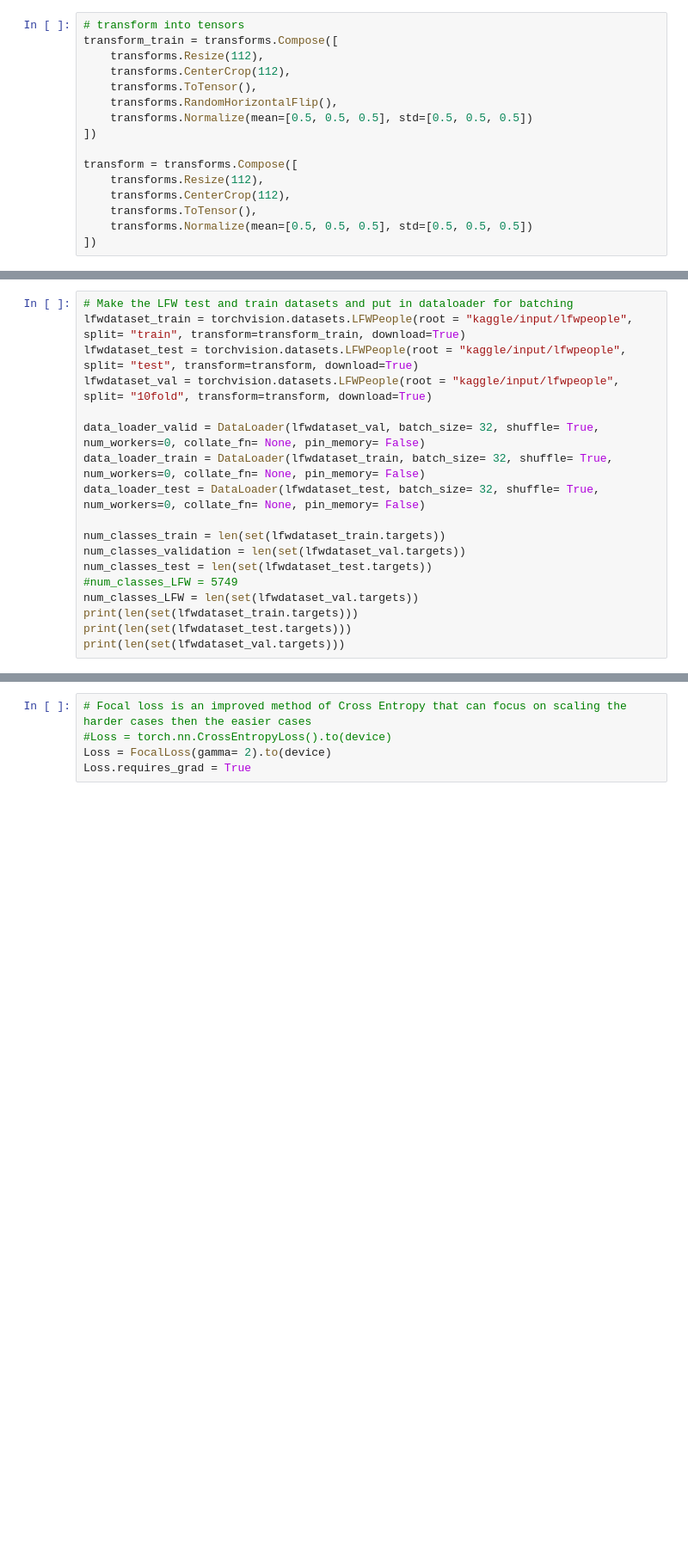
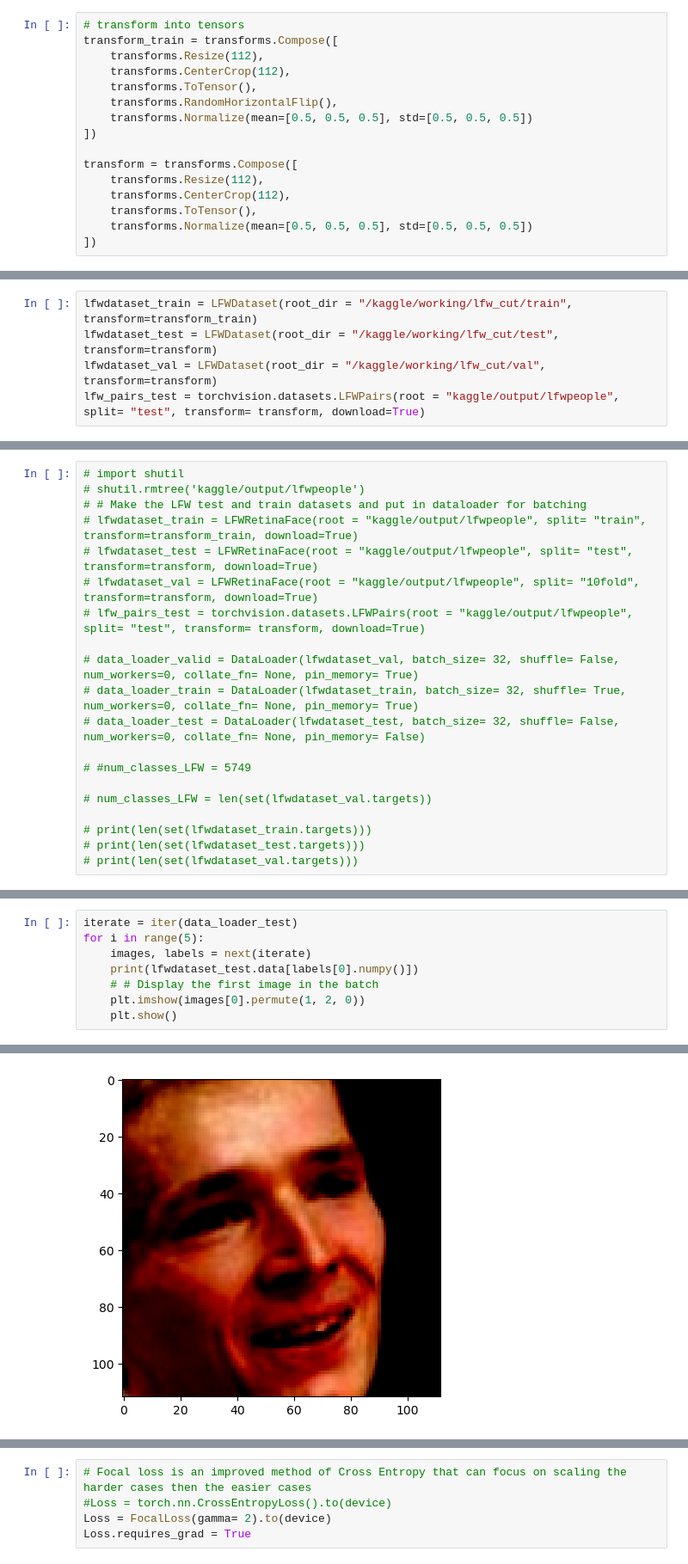
Before and after one commit to carteruh/ArcFace, a Jupyter notebook: arcface.ipynb, the cells around one changed output, grey strips where cells are left out. Shown: that part at 86% size. Saved outputs shown, nothing was run; the diff lists cells and outputs as text; blank space fills up the shorter version.

Commit message:
Kaggle Notebook | ArcFace | Version 24

```diff
--- a/arcface.ipynb
+++ b/arcface.ipynb
@@ -122,0 +253,5 @@ transform = transforms.Compose([
+# %%
+lfwdataset_train = LFWDataset(root_dir = "/kaggle/working/lfw_cut/train", transform=transform_train)
+lfwdataset_test = LFWDataset(root_dir = "/kaggle/working/lfw_cut/test", transform=transform)
+lfwdataset_val = LFWDataset(root_dir = "/kaggle/working/lfw_cut/val", transform=transform)
+lfw_pairs_test = torchvision.datasets.LFWPairs(root = "kaggle/output/lfwpeople", split= "test", transform= transform, download=True)
@@ -123,18 +289,20 @@ transform = transforms.Compose([
 # %%
-# Make the LFW test and train datasets and put in dataloader for batching
-lfwdataset_train = torchvision.datasets.LFWPeople(root = "kaggle/input/lfwpeople", split= "train", transform=transform_train, download=True)
-lfwdataset_test = torchvision.datasets.LFWPeople(root = "kaggle/input/lfwpeople", split= "test", transform=transform, download=True)
-lfwdataset_val = torchvision.datasets.LFWPeople(root = "kaggle/input/lfwpeople", split= "10fold", transform=transform, download=True)
+# import shutil
+# shutil.rmtree('kaggle/output/lfwpeople')
+# # Make the LFW test and train datasets and put in dataloader for batching
+# lfwdataset_train = LFWRetinaFace(root = "kaggle/output/lfwpeople", split= "train", transform=transform_train, download=True)
+# lfwdataset_test = LFWRetinaFace(root = "kaggle/output/lfwpeople", split= "test", transform=transform, download=True)
+# lfwdataset_val = LFWRetinaFace(root = "kaggle/output/lfwpeople", split= "10fold", transform=transform, download=True)
+# lfw_pairs_test = torchvision.datasets.LFWPairs(root = "kaggle/output/lfwpeople", split= "test", transform= transform, download=True)
 
-data_loader_valid = DataLoader(lfwdataset_val, batch_size= 32, shuffle= True, num_workers=0, collate_fn= None, pin_memory= False)
-data_loader_train = DataLoader(lfwdataset_train, batch_size= 32, shuffle= True, num_workers=0, collate_fn= None, pin_memory= False)
-data_loader_test = DataLoader(lfwdataset_test, batch_size= 32, shuffle= True, num_workers=0, collate_fn= None, pin_memory= False)
+# data_loader_valid = DataLoader(lfwdataset_val, batch_size= 32, shuffle= False, num_workers=0, collate_fn= None, pin_memory= True)
+# data_loader_train = DataLoader(lfwdataset_train, batch_size= 32, shuffle= True, num_workers=0, collate_fn= None, pin_memory= True)
+# data_loader_test = DataLoader(lfwdataset_test, batch_size= 32, shuffle= False, num_workers=0, collate_fn= None, pin_memory= False)
 
-num_classes_train = len(set(lfwdataset_train.targets))
-num_classes_validation = len(set(lfwdataset_val.targets))
-num_classes_test = len(set(lfwdataset_test.targets))
-#num_classes_LFW = 5749
-num_classes_LFW = len(set(lfwdataset_val.targets))
-print(len(set(lfwdataset_train.targets)))
-print(len(set(lfwdataset_test.targets)))
-print(len(set(lfwdataset_val.targets)))
+# #num_classes_LFW = 5749
+
+# num_classes_LFW = len(set(lfwdataset_val.targets))
+
+# print(len(set(lfwdataset_train.targets)))
+# print(len(set(lfwdataset_test.targets)))
+# print(len(set(lfwdataset_val.targets)))
@@ -156,0 +329,9 @@ Using downloaded and verified file: kaggle/input/lfwpeople/lfw-py/lfw-names.txt
+# %%
+iterate = iter(data_loader_test)
+for i in range(5):
+    images, labels = next(iterate)
+    print(lfwdataset_test.data[labels[0].numpy()])
+    # # Display the first image in the batch
+    plt.imshow(images[0].permute(1, 2, 0))
+    plt.show()
+# %% [output]
@@ -156,0 +339 @@ Using downloaded and verified file: kaggle/input/lfwpeople/lfw-py/lfw-names.txt
+[figure, added]
```
Also changed, not shown: parts of 32 cells of this notebook.
